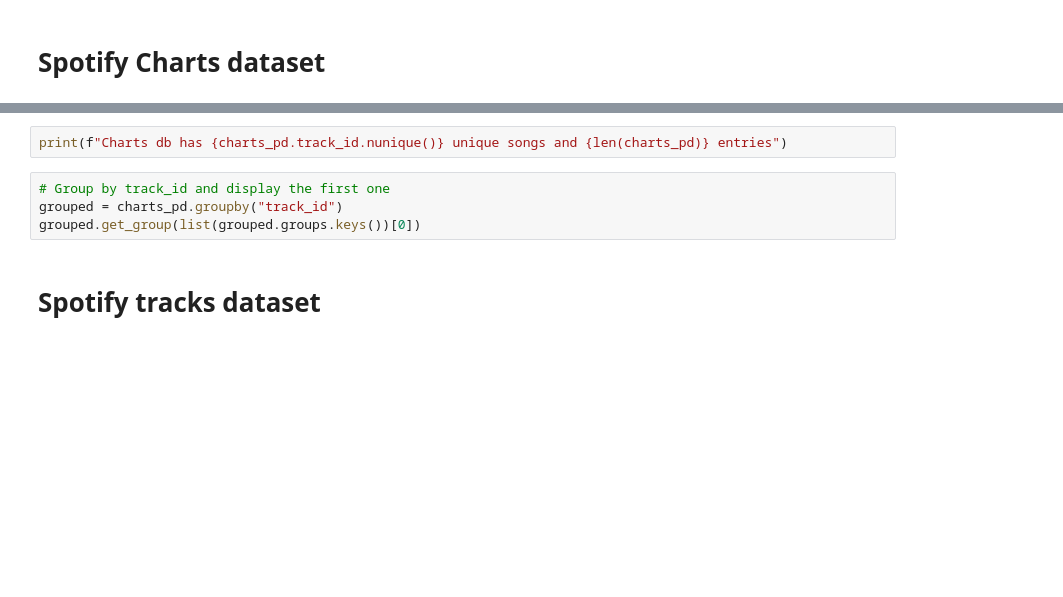
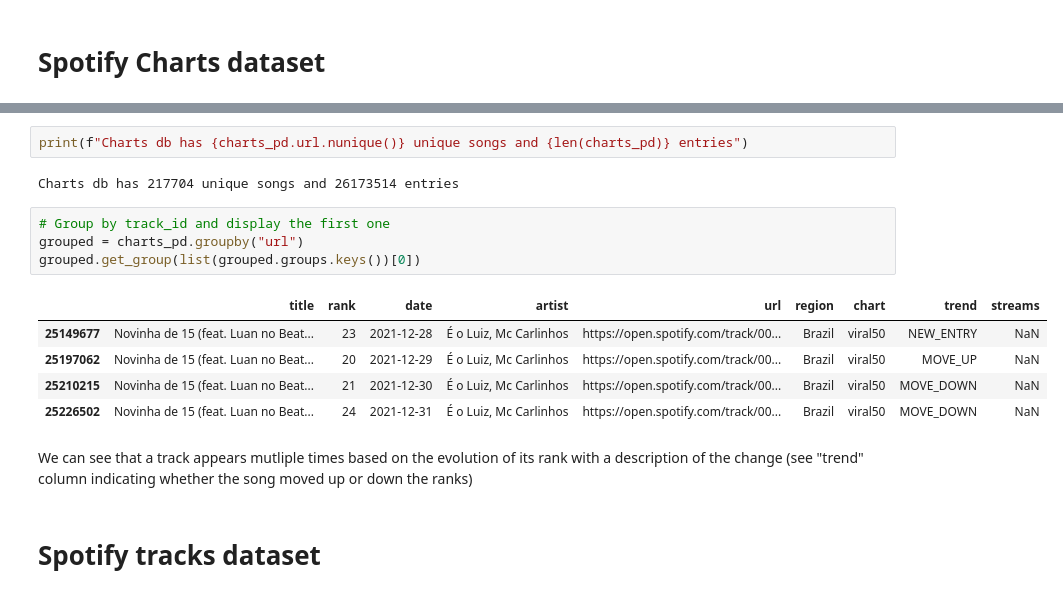
Before and after one commit to com-480-data-visualization/com-480-TnT, a Jupyter notebook: data_exploration.ipynb, the cells around one changed output, grey strips where cells are left out. Saved outputs shown, nothing was run; the diff lists cells and outputs as text; blank space fills up the shorter version.

```diff
--- a/data_exploration.ipynb
+++ b/data_exploration.ipynb
@@ -35,9 +61,19 @@ charts_pd.info()
 # %%
-print(f"Charts db has {charts_pd.track_id.nunique()} unique songs and {len(charts_pd)} entries")
+print(f"Charts db has {charts_pd.url.nunique()} unique songs and {len(charts_pd)} entries")
+# %% [output]
+Charts db has 217704 unique songs and 26173514 entries
 # %%
 # Group by track_id and display the first one
-grouped = charts_pd.groupby("track_id")
+grouped = charts_pd.groupby("url")
 grouped.get_group(list(grouped.groups.keys())[0])
+# %% [output]
+|  | title | rank | date | artist | url | region | chart | trend | streams |
+| 25149677 | Novinha de 15 (feat. Luan no Beat... | 23 | 2021-12-28 | É o Luiz, Mc Carlinhos | https://open.spotify.com/track/00... | Brazil | viral50 | NEW_ENTRY | NaN |
+| 25197062 | Novinha de 15 (feat. Luan no Beat... | 20 | 2021-12-29 | É o Luiz, Mc Carlinhos | https://open.spotify.com/track/00... | Brazil | viral50 | MOVE_UP | NaN |
+| 25210215 | Novinha de 15 (feat. Luan no Beat... | 21 | 2021-12-30 | É o Luiz, Mc Carlinhos | https://open.spotify.com/track/00... | Brazil | viral50 | MOVE_DOWN | NaN |
+| 25226502 | Novinha de 15 (feat. Luan no Beat... | 24 | 2021-12-31 | É o Luiz, Mc Carlinhos | https://open.spotify.com/track/00... | Brazil | viral50 | MOVE_DOWN | NaN |
+# %% [markdown]
+We can see that a track appears mutliple times based on the evolution of its rank with a description of the change (see "trend" column indicating whether the song moved up or down the ranks)
 # %% [markdown]
 # Spotify tracks dataset
 # %%
```
Also changed, not shown: parts of 28 cells of this notebook, 4 other files.
